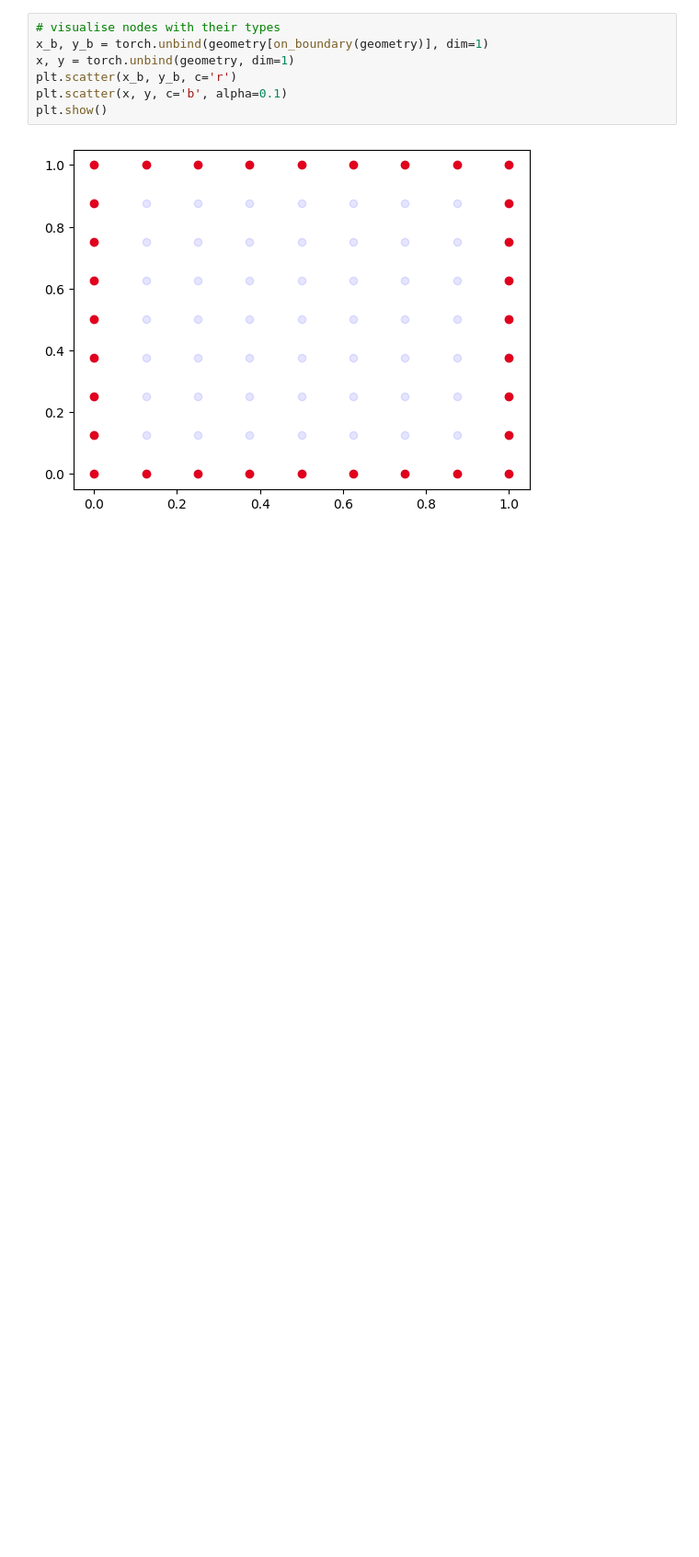
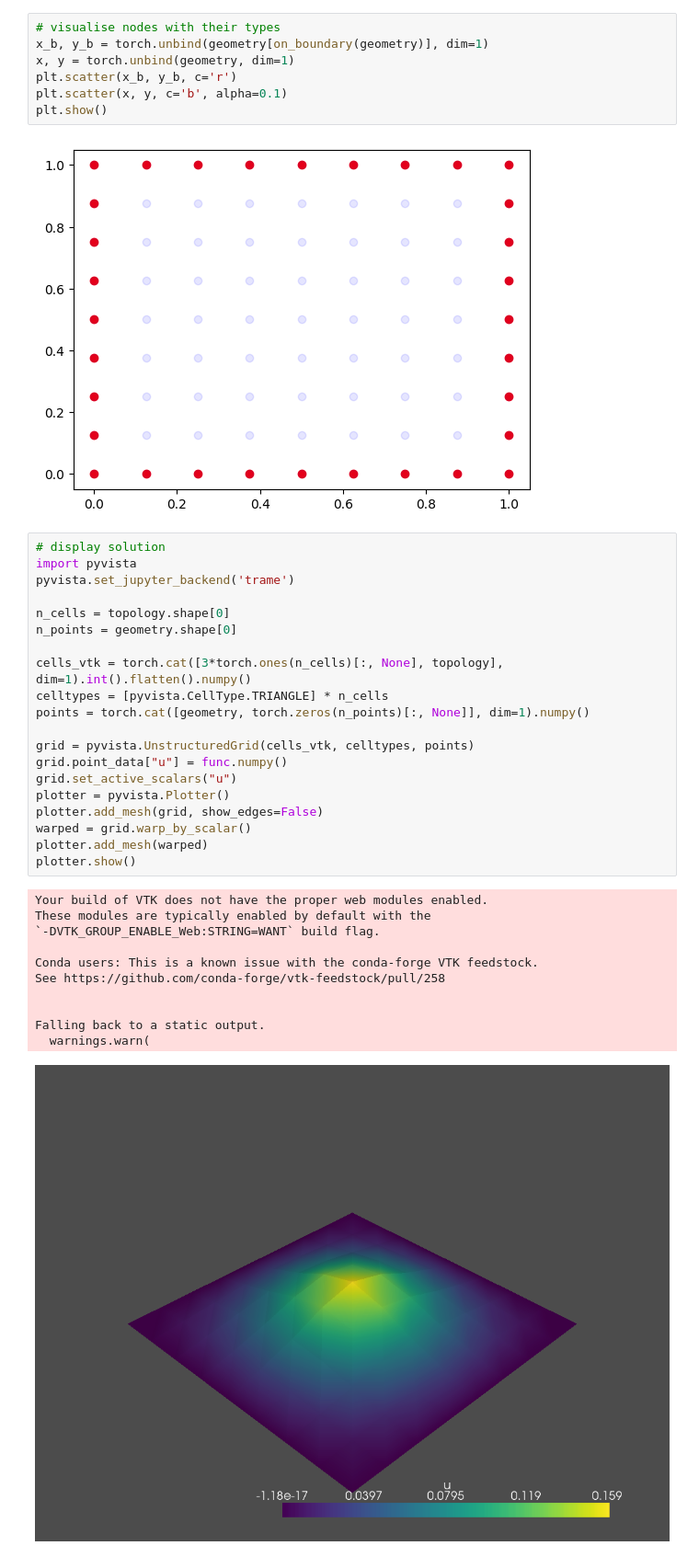
Before and after one commit to sedykh-ag/graphnet, a Jupyter notebook: poisson_main.ipynb, the cells around one changed output. Shown at 92% size. Cells and saved outputs as stored; diff of their text form; blank space fills up the shorter version.

Commit message:
added pyvsita visualisation (raw)

```diff
--- a/poisson_main.ipynb
+++ b/poisson_main.ipynb
@@ -55,3 +59,35 @@ plt.scatter(x, y, c='b', alpha=0.1)
 plt.show()
 # %% [output]
 [figure]
+# %%
+# display solution
+import pyvista
+pyvista.set_jupyter_backend('trame')
+
+n_cells = topology.shape[0]
+n_points = geometry.shape[0]
+
+cells_vtk = torch.cat([3*torch.ones(n_cells)[:, None], topology], dim=1).int().flatten().numpy()
+celltypes = [pyvista.CellType.TRIANGLE] * n_cells
+points = torch.cat([geometry, torch.zeros(n_points)[:, None]], dim=1).numpy()
+
+grid = pyvista.UnstructuredGrid(cells_vtk, celltypes, points)
+grid.point_data["u"] = func.numpy()
+grid.set_active_scalars("u")
+plotter = pyvista.Plotter()
+plotter.add_mesh(grid, show_edges=False)
+warped = grid.warp_by_scalar()
+plotter.add_mesh(warped)
+plotter.show()
+# %% [output]
+Your build of VTK does not have the proper web modules enabled.
+These modules are typically enabled by default with the
+`-DVTK_GROUP_ENABLE_Web:STRING=WANT` build flag.
+
+Conda users: This is a known issue with the conda-forge VTK feedstock.
+See https://github.com/conda-forge/vtk-feedstock/pull/258
+
+
+Falling back to a static output.
+  warnings.warn(
+[figure, added]
```
Also changed, not shown: parts of 2 cells of this notebook, 1 other file.
